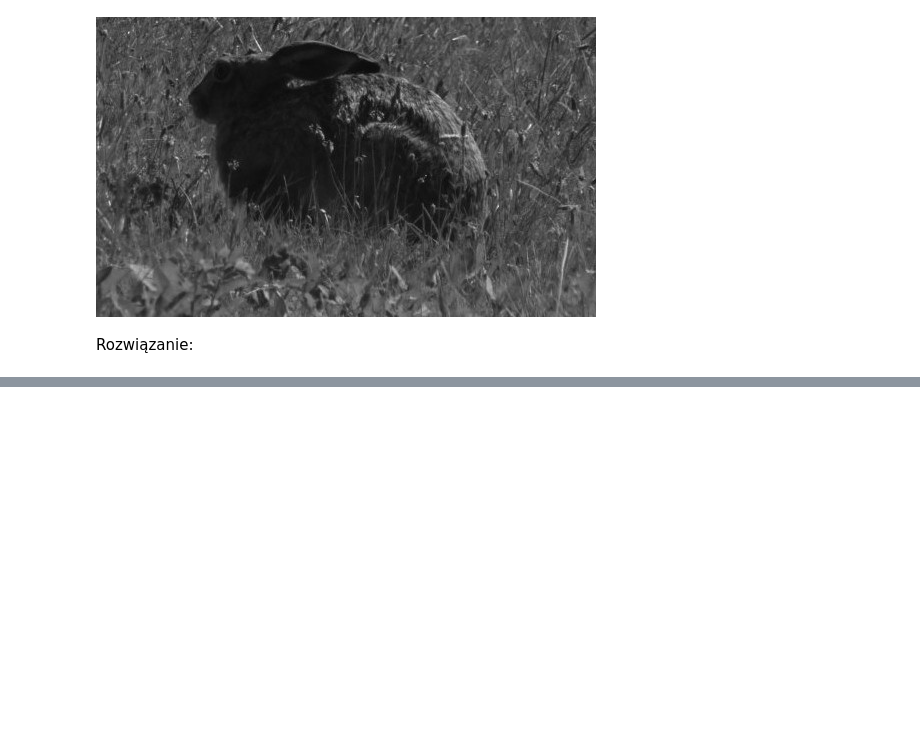
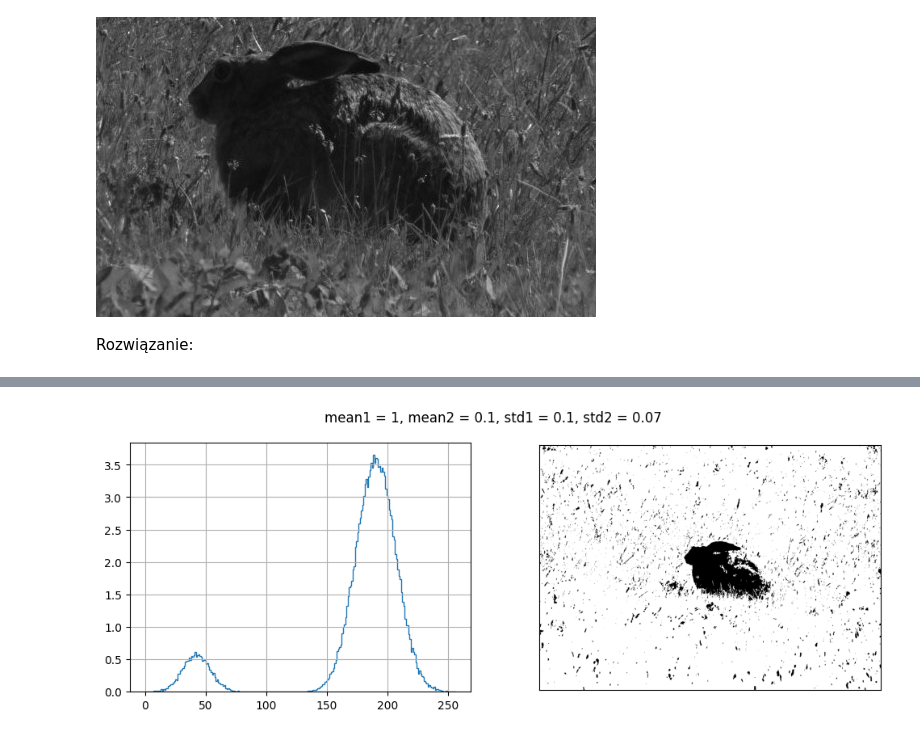
Before and after one commit to mlubneuskaya/obrazki, a Jupyter notebook: notebooks/Lab2_zadanie.ipynb, the cells around one changed output, grey strips where cells are left out. Drawn from its saved outputs; the diff is of its cells as text; code cells hidden in the pictures; blank space fills up the shorter version.

```diff
--- a/notebooks/Lab2_zadanie.ipynb
+++ b/notebooks/Lab2_zadanie.ipynb
@@ -115,3 +100,0 @@ def generate_matching_lookup_table(source_cdf, reference_cdf):
-# %%
-def run_hare_experiment(hare, reference_distribution_parameters, ):
-    return
@@ -163,0 +112,13 @@ array([[ 17,  14,  14, ..., 244, 238,  10],
+# %%
+experiment = {'m1': 1, 'm2': 0.1, 'mu1': 0.1, 'mu2': 0.07, 'w1': 0.9, 'w2': 0.1}
+source_hist, reference_hist, converted = run_hare_experiment(hare_gray, experiment).values()
+ret2,th2 = cv2.threshold(converted, 0, 255, cv2.THRESH_BINARY+cv2.THRESH_OTSU)
+
+fig, (ax1, ax2) = plt.subplots(1, 2, figsize=(12, 4))
+_ = ax1.stairs(reference_hist)
+_ = ax1.grid(True)
+_ = ax2.imshow(th2, cmap='gray')
+_ = ax2.set_xticks([]); _ = ax2.set_yticks([])
+_ = plt.suptitle('mean1 = {}, mean2 = {}, std1 = {}, std2 = {}'.format(*experiment.values()))
+# %% [output]
+[figure, added]
```
Also changed, not shown: parts of 16 cells of this notebook, 2 other files.
